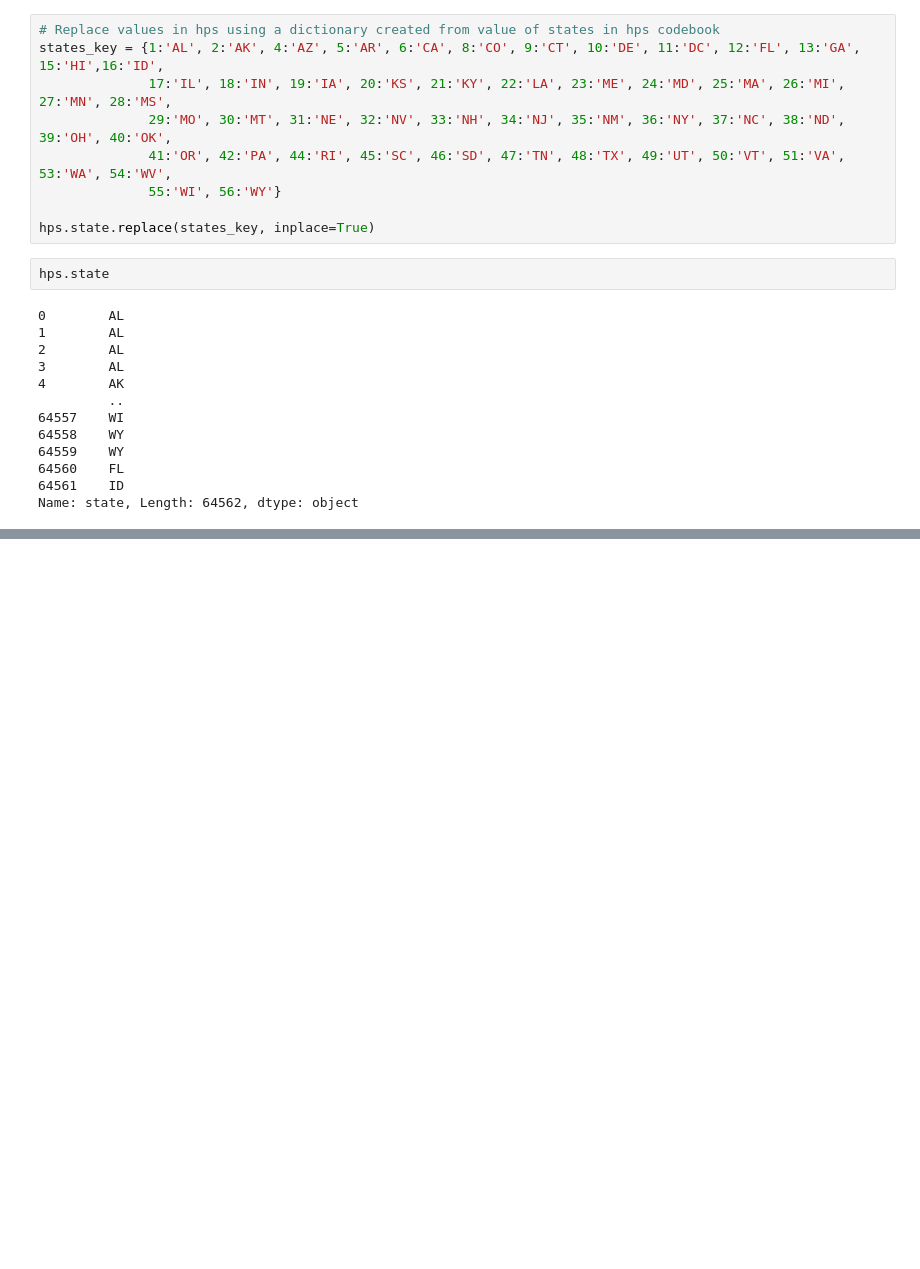
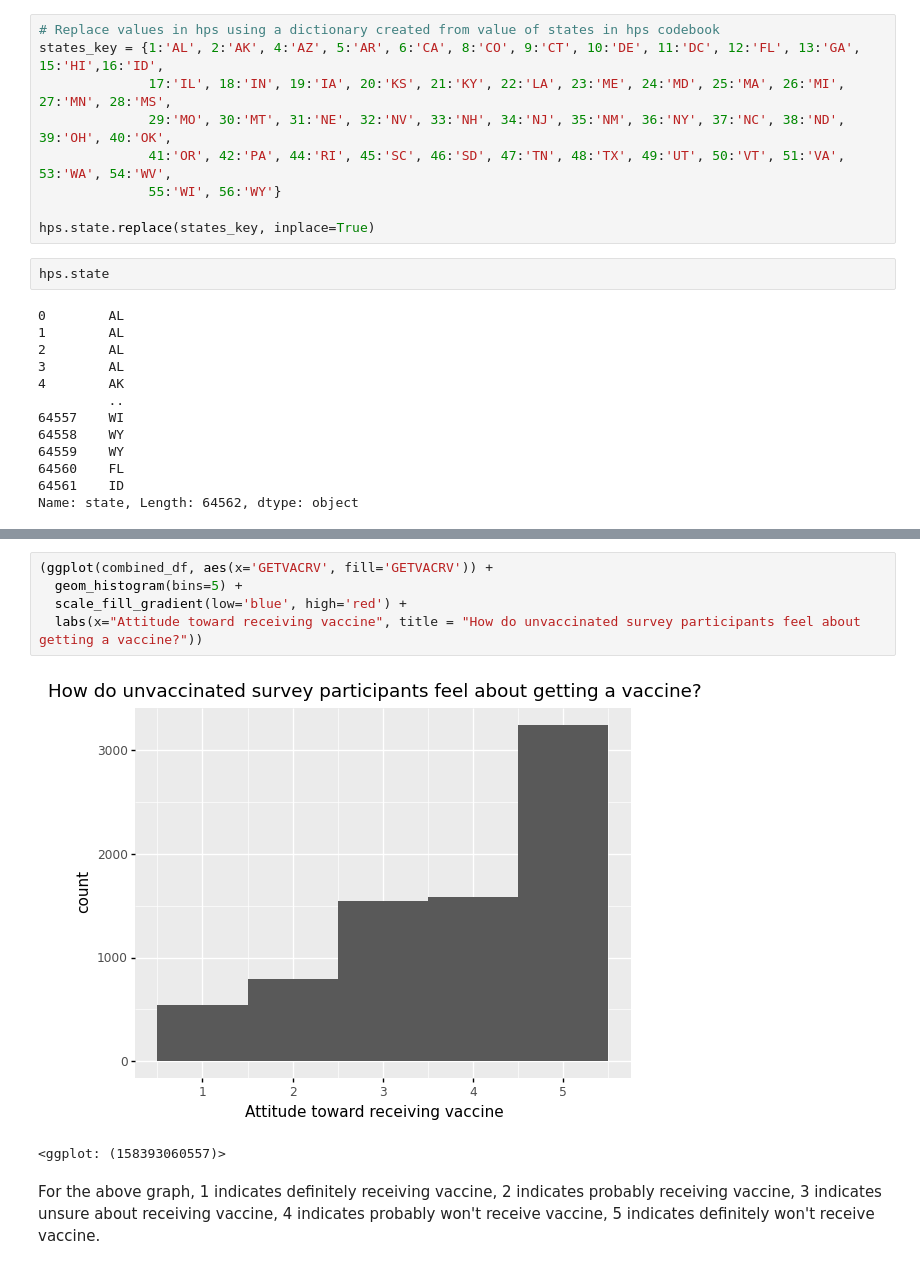
Before and after one commit to abby-wolfe/vaccine_hesitancy_ppol564_final_project, a Jupyter notebook: Vaccine_hesitancy.ipynb, the cells around one changed output, grey strips where cells are left out. Cells and saved outputs as stored; diff of their text form; blank space fills up the shorter version.

```diff
--- a/Vaccine_hesitancy.ipynb
+++ b/Vaccine_hesitancy.ipynb
@@ -127,0 +152,10 @@ combined_df.head()
+# %%
+(ggplot(combined_df, aes(x='GETVACRV', fill='GETVACRV')) +
+  geom_histogram(bins=5) +
+  scale_fill_gradient(low='blue', high='red') +
+  labs(x="Attitude toward receiving vaccine", title = "How do unvaccinated survey participants feel about getting a vaccine?"))
+# %% [output]
+[figure, added]
+<ggplot: (158393060557)>
+# %% [markdown]
+For the above graph, 1 indicates definitely receiving vaccine, 2 indicates probably receiving vaccine, 3 indicates unsure about receiving vaccine, 4 indicates probably won't receive vaccine, 5 indicates definitely won't receive vaccine.
```
Also changed, not shown: parts of 16 cells of this notebook.
